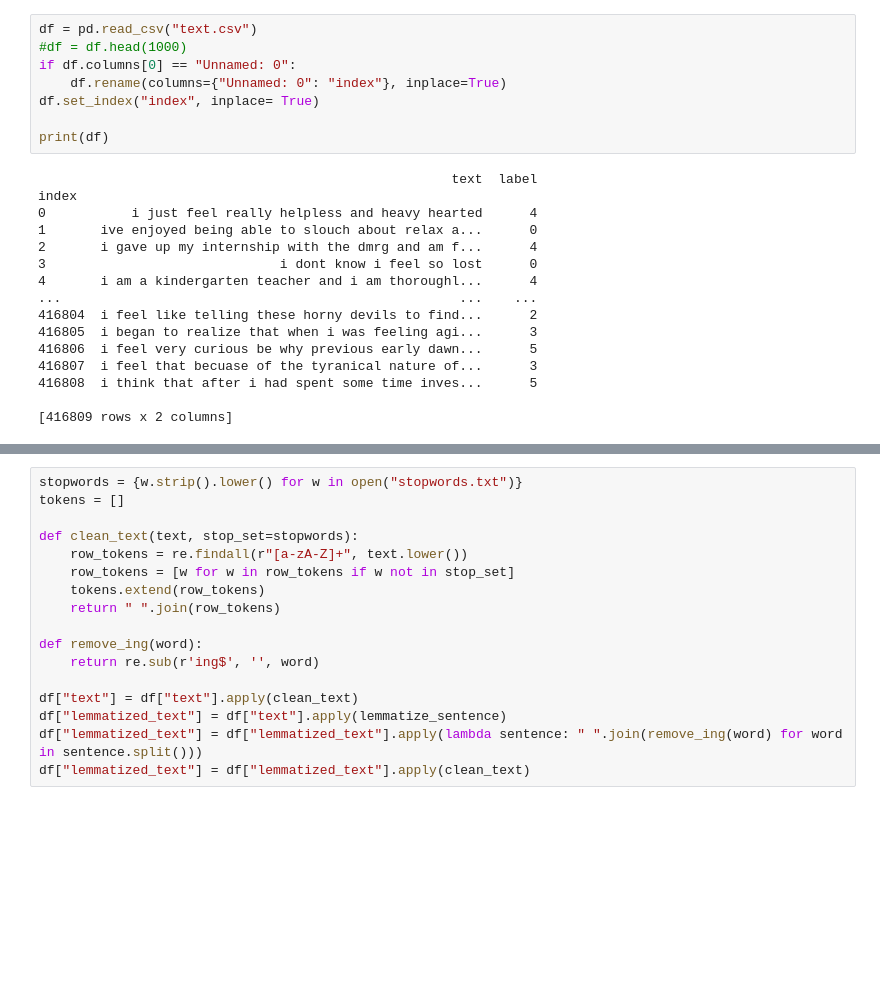
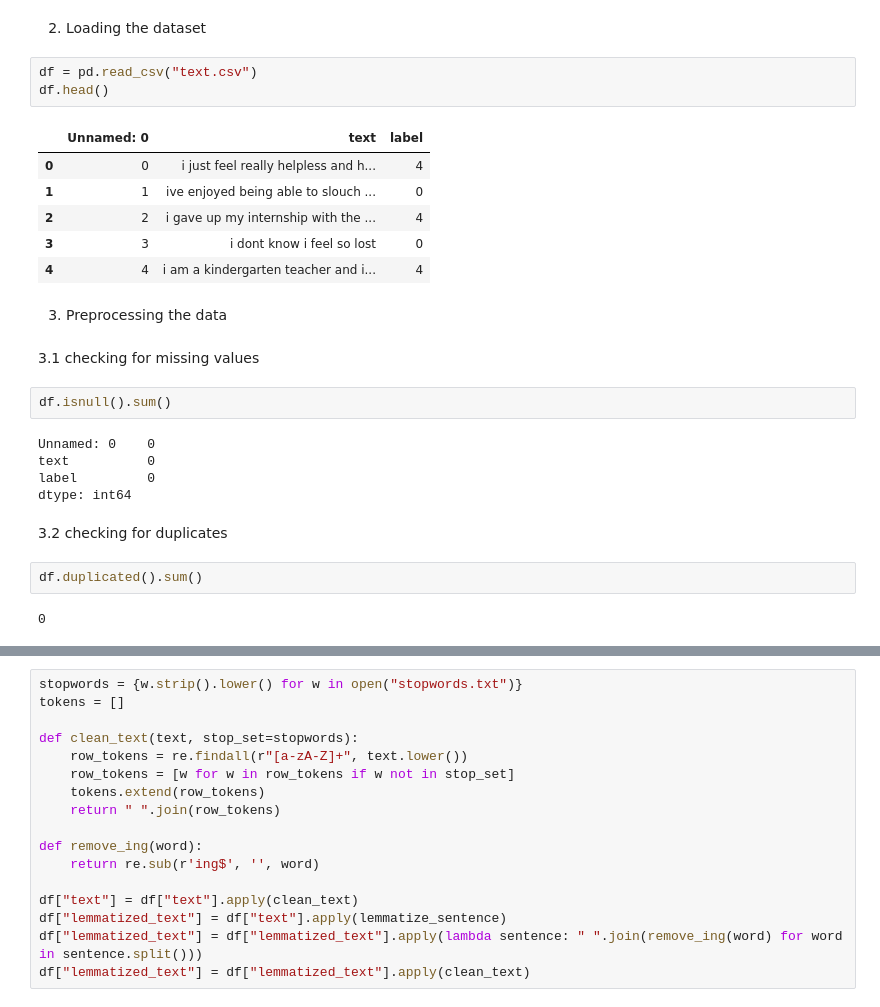
Before and after one commit to MohammadKN/Emotion-Analysis-CNN, a Jupyter notebook: Emotions.ipynb, the cells around one changed output, grey strips where cells are left out. Cells and saved outputs as stored; diff of their text form; blank space fills up the shorter version.

```diff
--- a/Emotions.ipynb
+++ b/Emotions.ipynb
@@ -33,24 +17,29 @@ import random
+# %% [markdown]
+2. Loading the dataset
 # %%
 df = pd.read_csv("text.csv")
-#df = df.head(1000)
-if df.columns[0] == "Unnamed: 0":
-    df.rename(columns={"Unnamed: 0": "index"}, inplace=True)
-df.set_index("index", inplace= True)
-
-print(df)
+df.head()
 # %% [output]
-                                                     text  label
-index
-0           i just feel really helpless and heavy hearted      4
-1       ive enjoyed being able to slouch about relax a...      0
-2       i gave up my internship with the dmrg and am f...      4
-3                              i dont know i feel so lost      0
-4       i am a kindergarten teacher and i am thoroughl...      4
-...                                                   ...    ...
-416804  i feel like telling these horny devils to find...      2
-416805  i began to realize that when i was feeling agi...      3
-416806  i feel very curious be why previous early dawn...      5
-416807  i feel that becuase of the tyranical nature of...      3
-416808  i think that after i had spent some time inves...      5
-
-[416809 rows x 2 columns]
+|  | Unnamed: 0 | text | label |
+| 0 | 0 | i just feel really helpless and h... | 4 |
+| 1 | 1 | ive enjoyed being able to slouch ... | 0 |
+| 2 | 2 | i gave up my internship with the ... | 4 |
+| 3 | 3 | i dont know i feel so lost | 0 |
+| 4 | 4 | i am a kindergarten teacher and i... | 4 |
+# %% [markdown]
+3. Preprocessing the data
+# %% [markdown]
+3.1 checking for missing values
+# %%
+df.isnull().sum()
+# %% [output]
+Unnamed: 0    0
+text          0
+label         0
+dtype: int64
+# %% [markdown]
+3.2 checking for duplicates
+# %%
+df.duplicated().sum()
+# %% [output]
+0
```
Also changed, not shown: parts of 25 cells of this notebook, 3 other files.
